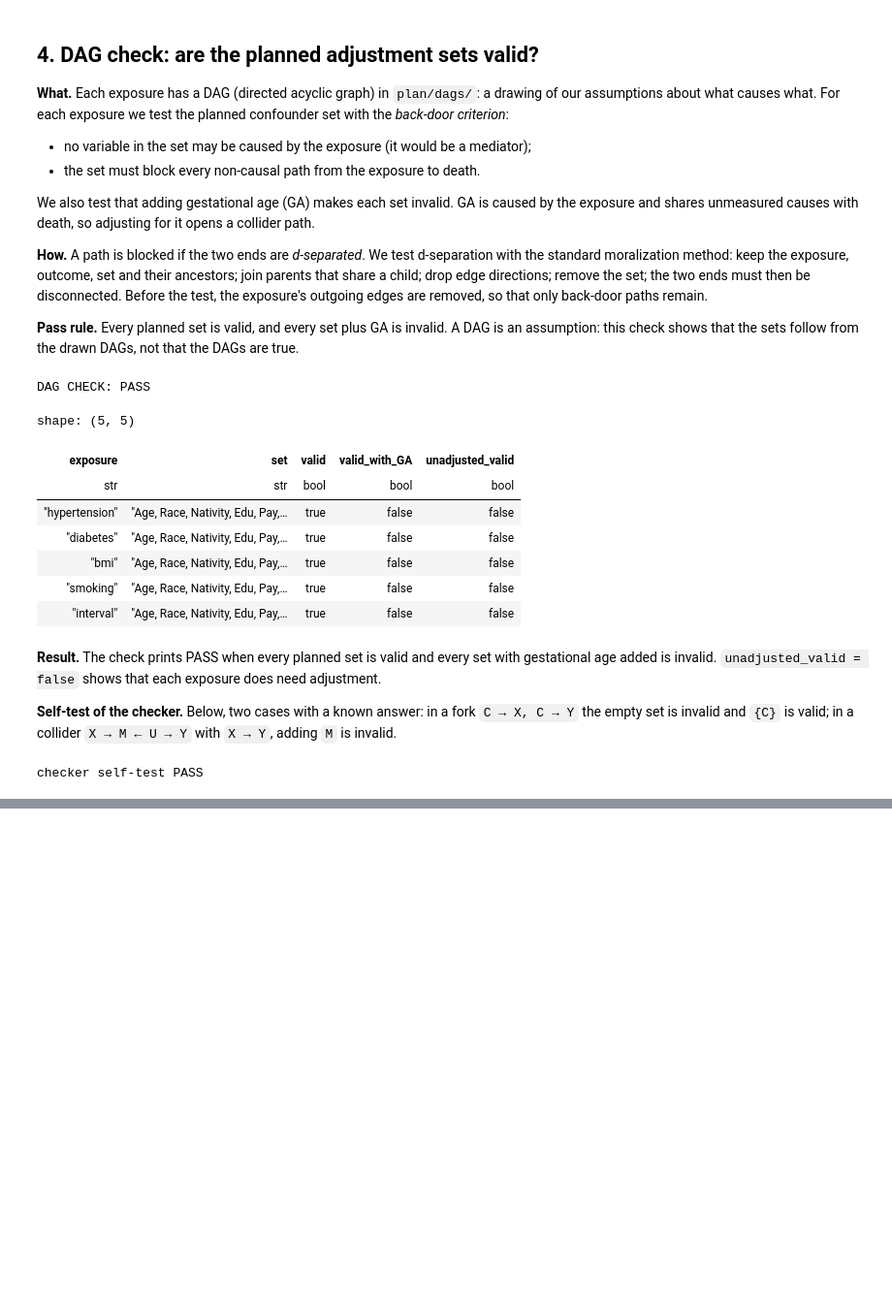
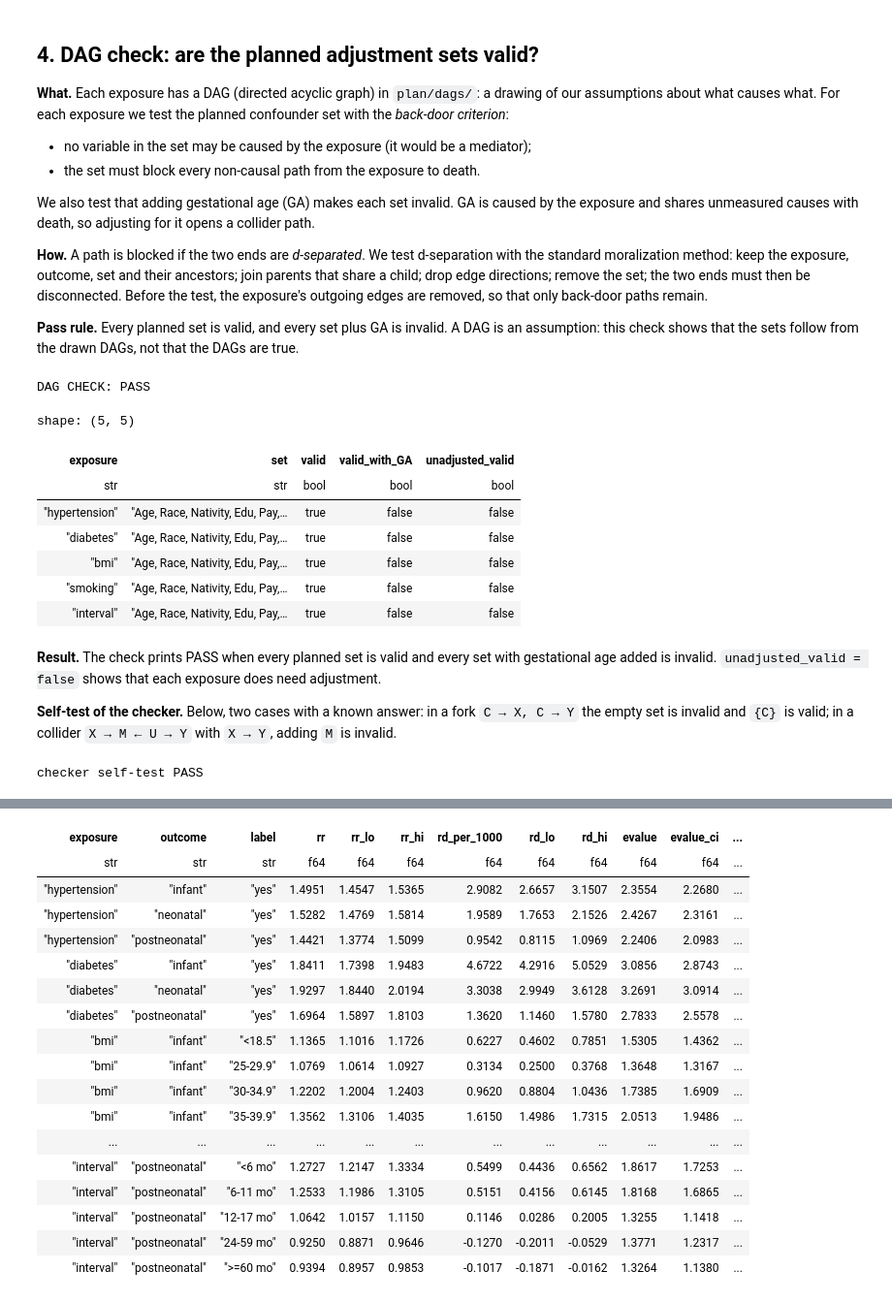
Before and after one commit to ShakulovElzar/infant-mortality-thesis, a Jupyter notebook: InfantMortalityThesis/notebooks/04_association.ipynb, the cells around one changed output, grey strips where cells are left out. Shown at 97% size. Saved outputs shown, nothing was run; the diff lists cells and outputs as text; code cells hidden in the pictures; blank space fills up the shorter version.

```diff
--- a/InfantMortalityThesis/notebooks/04_association.ipynb
+++ b/InfantMortalityThesis/notebooks/04_association.ipynb
@@ -269,0 +649,65 @@ checker self-test PASS
+# %%
+def evalue(rr):
+    rr = 1 / rr if rr < 1 else rr
+    return rr + np.sqrt(rr * (rr - 1))
+
+
+def pool_classes(df):
+    out = []
+    for key, g in df.group_by(["analysis", "exposure", "outcome", "class", "label"], maintain_order=True):
+        b, v = g["log_rr"].to_numpy(), g["var"].to_numpy()
+        w = 1 / v
+        bf, sef = np.sum(w * b) / w.sum(), np.sqrt(1 / w.sum())
+        Q = float(np.sum(w * (b - bf) ** 2)); k = len(b)
+        I2 = max(0.0, (Q - (k - 1)) / Q) if Q > 0 else 0.0
+        tau2 = max(0.0, (Q - (k - 1)) / (w.sum() - np.sum(w ** 2) / w.sum()))
+        wr = 1 / (v + tau2)
+        br, ser = np.sum(wr * b) / wr.sum(), np.sqrt(1 / wr.sum())
+        rd, rdv = g["rd_per_1000"].to_numpy(), g["rd_sd"].to_numpy() ** 2
+        wd = 1 / rdv
+        rdf, rdse = np.sum(wd * rd) / wd.sum(), np.sqrt(1 / wd.sum())
+        rr, lo, hi = np.exp(bf), np.exp(bf - 1.96 * sef), np.exp(bf + 1.96 * sef)
+        main_random = I2 > 0.5
+        m_rr = np.exp(br) if main_random else rr
+        m_lo, m_hi = (np.exp(br - 1.96 * ser), np.exp(br + 1.96 * ser)) if main_random else (lo, hi)
+        out.append(dict(zip(["analysis", "exposure", "outcome", "class", "label"], key)) | {
+            "cohorts": k, "rr_fixed": rr, "rr_fixed_lo": lo, "rr_fixed_hi": hi,
+            "rr_random": np.exp(br), "rr_random_lo": np.exp(br - 1.96 * ser), "rr_random_hi": np.exp(br + 1.96 * ser),
+            "Q": Q, "I2": I2, "main_model": "random" if main_random else "fixed",
+            "rr": m_rr, "rr_lo": m_lo, "rr_hi": m_hi,
+            "rd_per_1000": rdf, "rd_lo": rdf - 1.96 * rdse, "rd_hi": rdf + 1.96 * rdse,
+            "evalue": evalue(m_rr), "evalue_ci": 1.0 if m_lo <= 1 <= m_hi else evalue(m_lo if m_rr > 1 else m_hi),
+            "same_direction": int(np.sum(np.sign(b) == np.sign(np.log(m_rr)))),
+        })
+    return pl.DataFrame(out)
+
+
+def joint_p(analysis, exposure, outcome):
+    items = [j["joint"] for j in joint if (j["analysis"], j["exposure"], j["outcome"]) == (analysis, exposure, outcome)]
+    classes = sorted(set.intersection(*[set(it[2]) for it in items]))
+    W, Wb = 0, 0
+    for b, V, ks in items:
+        idx = [ks.index(k) for k in classes]
+        Wi = np.linalg.inv(V[np.ix_(idx, idx)])
+        W, Wb = W + Wi, Wb + Wi @ b[idx]
+    bp = np.linalg.solve(W, Wb)
+    chi2 = float(bp @ W @ bp)
+    return chi2, len(classes), float(stats.chi2.sf(chi2, len(classes)))
+
+
+good = fits.filter(pl.col("log_rr").is_not_null())
+pooled = pool_classes(good)
+jp = pl.DataFrame([dict(zip(["analysis", "exposure", "outcome"], k)) | dict(zip(["chi2", "df", "p_joint"], joint_p(*k)))
+                   for k in pooled.select("analysis", "exposure", "outcome").unique(maintain_order=True).iter_rows()])
+main_p = jp.filter(pl.col("analysis") == "main")
+main_p = main_p.with_columns(p_holm=pl.Series(multipletests(main_p["p_joint"].to_numpy(), method="holm")[1]))
+jp = jp.join(main_p.select("analysis", "exposure", "outcome", "p_holm"), on=["analysis", "exposure", "outcome"], how="left")
+pooled = pooled.join(jp, on=["analysis", "exposure", "outcome"], how="left")
+pooled.write_csv(REPORTS / "part2_pooled_all.csv")
+good.drop("max_mu").write_csv(REPORTS / "part2_by_cohort.csv")
+res_main = pooled.filter(pl.col("analysis") == "main").select(
+    "exposure", "outcome", "label", "rr", "rr_lo", "rr_hi", "rd_per_1000", "rd_lo", "rd_hi",
+    "evalue", "evalue_ci", "I2", "main_model", "same_direction", "p_joint", "p_holm")
+res_main.write_csv(REPORTS / "part2_results.csv")
+res_main
+# %% [output]
@@ -269,0 +715,18 @@ checker self-test PASS
+| exposure | outcome | label | rr | rr_lo | rr_hi | rd_per_1000 | rd_lo | rd_hi | evalue | evalue_ci | ... |
+| str | str | str | f64 | f64 | f64 | f64 | f64 | f64 | f64 | f64 | ... |
+| "hypertension" | "infant" | "yes" | 1.4951 | 1.4547 | 1.5365 | 2.9082 | 2.6657 | 3.1507 | 2.3554 | 2.2680 | ... |
+| "hypertension" | "neonatal" | "yes" | 1.5282 | 1.4769 | 1.5814 | 1.9589 | 1.7653 | 2.1526 | 2.4267 | 2.3161 | ... |
+| "hypertension" | "postneonatal" | "yes" | 1.4421 | 1.3774 | 1.5099 | 0.9542 | 0.8115 | 1.0969 | 2.2406 | 2.0983 | ... |
+| "diabetes" | "infant" | "yes" | 1.8411 | 1.7398 | 1.9483 | 4.6722 | 4.2916 | 5.0529 | 3.0856 | 2.8743 | ... |
+| "diabetes" | "neonatal" | "yes" | 1.9297 | 1.8440 | 2.0194 | 3.3038 | 2.9949 | 3.6128 | 3.2691 | 3.0914 | ... |
+| "diabetes" | "postneonatal" | "yes" | 1.6964 | 1.5897 | 1.8103 | 1.3620 | 1.1460 | 1.5780 | 2.7833 | 2.5578 | ... |
+| "bmi" | "infant" | "<18.5" | 1.1365 | 1.1016 | 1.1726 | 0.6227 | 0.4602 | 0.7851 | 1.5305 | 1.4362 | ... |
+| "bmi" | "infant" | "25-29.9" | 1.0769 | 1.0614 | 1.0927 | 0.3134 | 0.2500 | 0.3768 | 1.3648 | 1.3167 | ... |
+| "bmi" | "infant" | "30-34.9" | 1.2202 | 1.2004 | 1.2403 | 0.9620 | 0.8804 | 1.0436 | 1.7385 | 1.6909 | ... |
+| "bmi" | "infant" | "35-39.9" | 1.3562 | 1.3106 | 1.4035 | 1.6150 | 1.4986 | 1.7315 | 2.0513 | 1.9486 | ... |
+| ... | ... | ... | ... | ... | ... | ... | ... | ... | ... | ... | ... |
+| "interval" | "postneonatal" | "<6 mo" | 1.2727 | 1.2147 | 1.3334 | 0.5499 | 0.4436 | 0.6562 | 1.8617 | 1.7253 | ... |
+| "interval" | "postneonatal" | "6-11 mo" | 1.2533 | 1.1986 | 1.3105 | 0.5151 | 0.4156 | 0.6145 | 1.8168 | 1.6865 | ... |
+| "interval" | "postneonatal" | "12-17 mo" | 1.0642 | 1.0157 | 1.1150 | 0.1146 | 0.0286 | 0.2005 | 1.3255 | 1.1418 | ... |
+| "interval" | "postneonatal" | "24-59 mo" | 0.9250 | 0.8871 | 0.9646 | -0.1270 | -0.2011 | -0.0529 | 1.3771 | 1.2317 | ... |
+| "interval" | "postneonatal" | ">=60 mo" | 0.9394 | 0.8957 | 0.9853 | -0.1017 | -0.1871 | -0.0162 | 1.3264 | 1.1380 | ... |
```
Also changed, not shown: parts of 39 cells of this notebook, 14 other files.
